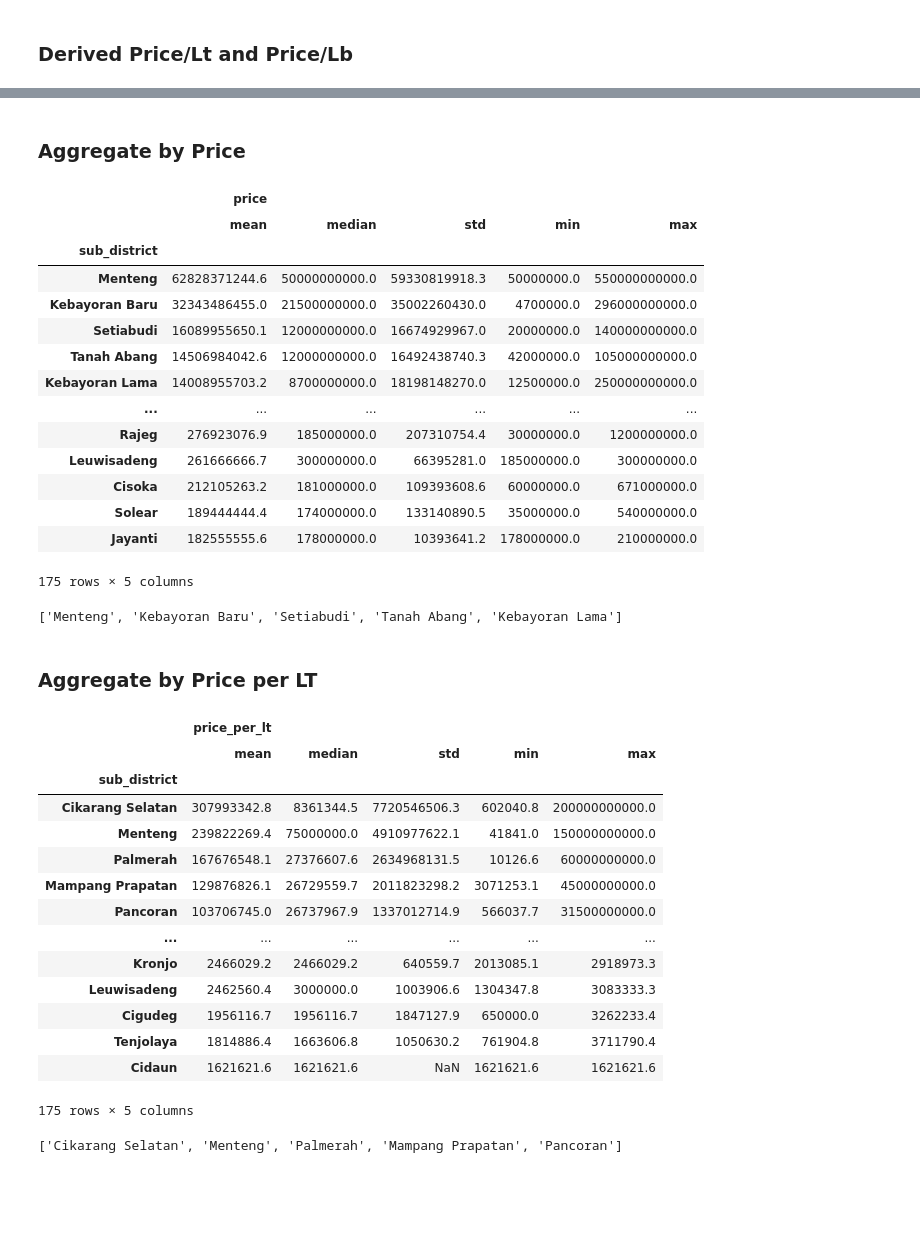
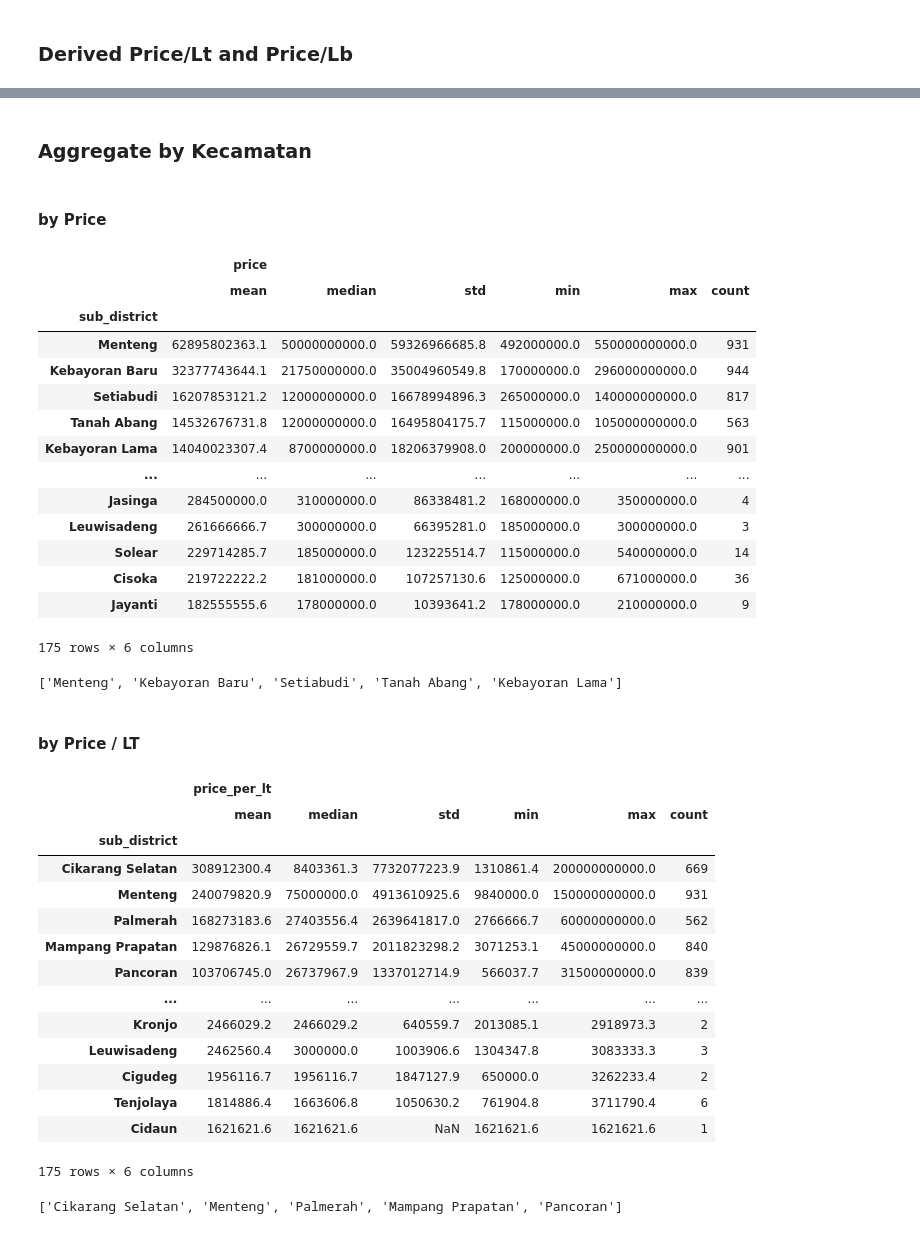
Before and after one commit to geraldabrhm/house-price-scrap-jabodetabek, a Jupyter notebook: analysis/notebook.ipynb, the cells around one changed output, grey strips where cells are left out. Cells and saved outputs as stored; diff of their text form; code cells hidden in the pictures; blank space fills up the shorter version.

Commit message:
feat: aggregate by city/location and additional data cleaning

```diff
--- a/analysis/notebook.ipynb
+++ b/analysis/notebook.ipynb
@@ -107,0 +110,2 @@ df = df.drop(contain_sewa.index)
+# %%
+df = df[df['price'] >= 100_000_000]
@@ -108,3 +114,5 @@ df = df.drop(contain_sewa.index)
+# %%
+df['lb'] = df['lb'].abs()
 # %% [markdown]
 ## EDA
 # %% [markdown]
@@ -153,6 +161,6 @@ count_kecamatan.plot(kind='hist', bins=np.arange(0, 2000, 250), color='skyblue',
 df['price_per_lt'] = df['price'] / df['lt']
 df['price_per_lb'] = df['price'] / df['lb']
 # %%
-df = df[['location', 'sub_district', 'price', 'price_wording', 'lt', 'price_per_lt', 'lb', 'price_per_lb']]
+df = df[['location', 'sub_district', 'title', 'price', 'price_wording', 'lt', 'price_per_lt', 'lb', 'price_per_lb']]
 df.sample(5, random_state=16)
 # %% [output]
@@ -165,52 +173,54 @@ df.sample(5, random_state=16)
+# %% [markdown]
+### Aggregate by Kecamatan
 # %% [markdown]
-### Aggregate by Price
+#### by Price
 # %%
-df_aggregate_price = df.groupby('sub_district').agg({'price': ['mean', 'median', 'std', 'min', 'max']})
+df_aggregate_price = df.groupby('sub_district').agg({'price': ['mean', 'median', 'std', 'min', 'max', 'count']})
 df_aggregate_price = df_aggregate_price.sort_values(by=('price', 'mean'), ascending=False)
 df_aggregate_price
 # %% [output]
-|  | price |  |  |  |  |
-|  | mean | median | std | min | max |
-| sub_district |  |  |  |  |  |
-| Menteng | 62828371244.6 | 50000000000.0 | 59330819918.3 | 50000000.0 | 550000000000.0 |
-| Kebayoran Baru | 32343486455.0 | 21500000000.0 | 35002260430.0 | 4700000.0 | 296000000000.0 |
-| Setiabudi | 16089955650.1 | 12000000000.0 | 16674929967.0 | 20000000.0 | 140000000000.0 |
-| Tanah Abang | 14506984042.6 | 12000000000.0 | 16492438740.3 | 42000000.0 | 105000000000.0 |
-| Kebayoran Lama | 14008955703.2 | 8700000000.0 | 18198148270.0 | 12500000.0 | 250000000000.0 |
-| ... | ... | ... | ... | ... | ... |
-| Rajeg | 276923076.9 | 185000000.0 | 207310754.4 | 30000000.0 | 1200000000.0 |
-| Leuwisadeng | 261666666.7 | 300000000.0 | 66395281.0 | 185000000.0 | 300000000.0 |
-| Cisoka | 212105263.2 | 181000000.0 | 109393608.6 | 60000000.0 | 671000000.0 |
-| Solear | 189444444.4 | 174000000.0 | 133140890.5 | 35000000.0 | 540000000.0 |
-| Jayanti | 182555555.6 | 178000000.0 | 10393641.2 | 178000000.0 | 210000000.0 |
+|  | price |  |  |  |  |  |
+|  | mean | median | std | min | max | count |
+| sub_district |  |  |  |  |  |  |
+| Menteng | 62895802363.1 | 50000000000.0 | 59326966685.8 | 492000000.0 | 550000000000.0 | 931 |
+| Kebayoran Baru | 32377743644.1 | 21750000000.0 | 35004960549.8 | 170000000.0 | 296000000000.0 | 944 |
+| Setiabudi | 16207853121.2 | 12000000000.0 | 16678994896.3 | 265000000.0 | 140000000000.0 | 817 |
+| Tanah Abang | 14532676731.8 | 12000000000.0 | 16495804175.7 | 115000000.0 | 105000000000.0 | 563 |
+| Kebayoran Lama | 14040023307.4 | 8700000000.0 | 18206379908.0 | 200000000.0 | 250000000000.0 | 901 |
+| ... | ... | ... | ... | ... | ... | ... |
+| Jasinga | 284500000.0 | 310000000.0 | 86338481.2 | 168000000.0 | 350000000.0 | 4 |
+| Leuwisadeng | 261666666.7 | 300000000.0 | 66395281.0 | 185000000.0 | 300000000.0 | 3 |
+| Solear | 229714285.7 | 185000000.0 | 123225514.7 | 115000000.0 | 540000000.0 | 14 |
+| Cisoka | 219722222.2 | 181000000.0 | 107257130.6 | 125000000.0 | 671000000.0 | 36 |
+| Jayanti | 182555555.6 | 178000000.0 | 10393641.2 | 178000000.0 | 210000000.0 | 9 |
-175 rows × 5 columns
+175 rows × 6 columns
 # %%
 ordered_list_price = df_aggregate_price['price']['mean'].keys().tolist()
 ordered_list_price[:5]
 # %% [output]
 ['Menteng', 'Kebayoran Baru', 'Setiabudi', 'Tanah Abang', 'Kebayoran Lama']
 # %% [markdown]
-### Aggregate by Price per LT
+#### by Price / LT
 # %%
-df_aggregate_price_lt  = df.groupby('sub_district').agg({'price_per_lt': ['mean', 'median', 'std', 'min', 'max']})
+df_aggregate_price_lt  = df.groupby('sub_district').agg({'price_per_lt': ['mean', 'median', 'std', 'min', 'max', 'count']})
 df_aggregate_price_lt = df_aggregate_price_lt.sort_values(by=('price_per_lt', 'mean'), ascending=False)
 df_aggregate_price_lt
 # %% [output]
-|  | price_per_lt |  |  |  |  |
-|  | mean | median | std | min | max |
-| sub_district |  |  |  |  |  |
-| Cikarang Selatan | 307993342.8 | 8361344.5 | 7720546506.3 | 602040.8 | 200000000000.0 |
-| Menteng | 239822269.4 | 75000000.0 | 4910977622.1 | 41841.0 | 150000000000.0 |
-| Palmerah | 167676548.1 | 27376607.6 | 2634968131.5 | 10126.6 | 60000000000.0 |
-| Mampang Prapatan | 129876826.1 | 26729559.7 | 2011823298.2 | 3071253.1 | 45000000000.0 |
-| Pancoran | 103706745.0 | 26737967.9 | 1337012714.9 | 566037.7 | 31500000000.0 |
-| ... | ... | ... | ... | ... | ... |
-| Kronjo | 2466029.2 | 2466029.2 | 640559.7 | 2013085.1 | 2918973.3 |
-| Leuwisadeng | 2462560.4 | 3000000.0 | 1003906.6 | 1304347.8 | 3083333.3 |
-| Cigudeg | 1956116.7 | 1956116.7 | 1847127.9 | 650000.0 | 3262233.4 |
-| Tenjolaya | 1814886.4 | 1663606.8 | 1050630.2 | 761904.8 | 3711790.4 |
-| Cidaun | 1621621.6 | 1621621.6 | NaN | 1621621.6 | 1621621.6 |
+|  | price_per_lt |  |  |  |  |  |
+|  | mean | median | std | min | max | count |
+| sub_district |  |  |  |  |  |  |
+| Cikarang Selatan | 308912300.4 | 8403361.3 | 7732077223.9 | 1310861.4 | 200000000000.0 | 669 |
+| Menteng | 240079820.9 | 75000000.0 | 4913610925.6 | 9840000.0 | 150000000000.0 | 931 |
+| Palmerah | 168273183.6 | 27403556.4 | 2639641817.0 | 2766666.7 | 60000000000.0 | 562 |
+| Mampang Prapatan | 129876826.1 | 26729559.7 | 2011823298.2 | 3071253.1 | 45000000000.0 | 840 |
+| Pancoran | 103706745.0 | 26737967.9 | 1337012714.9 | 566037.7 | 31500000000.0 | 839 |
+| ... | ... | ... | ... | ... | ... | ... |
+| Kronjo | 2466029.2 | 2466029.2 | 640559.7 | 2013085.1 | 2918973.3 | 2 |
+| Leuwisadeng | 2462560.4 | 3000000.0 | 1003906.6 | 1304347.8 | 3083333.3 | 3 |
+| Cigudeg | 1956116.7 | 1956116.7 | 1847127.9 | 650000.0 | 3262233.4 | 2 |
+| Tenjolaya | 1814886.4 | 1663606.8 | 1050630.2 | 761904.8 | 3711790.4 | 6 |
+| Cidaun | 1621621.6 | 1621621.6 | NaN | 1621621.6 | 1621621.6 | 1 |
-175 rows × 5 columns
+175 rows × 6 columns
 # %%
 ordered_list_price_lt = df_aggregate_price_lt['price_per_lt']['mean'].keys().tolist()
 ordered_list_price_lt[:5]
```
Also changed, not shown: parts of 18 cells of this notebook.
